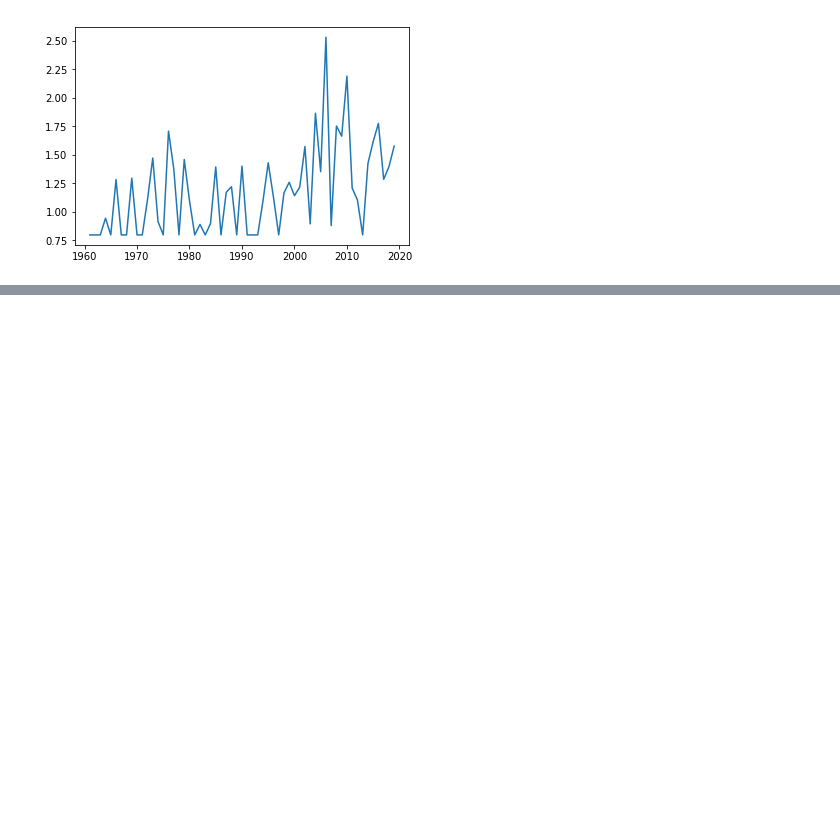
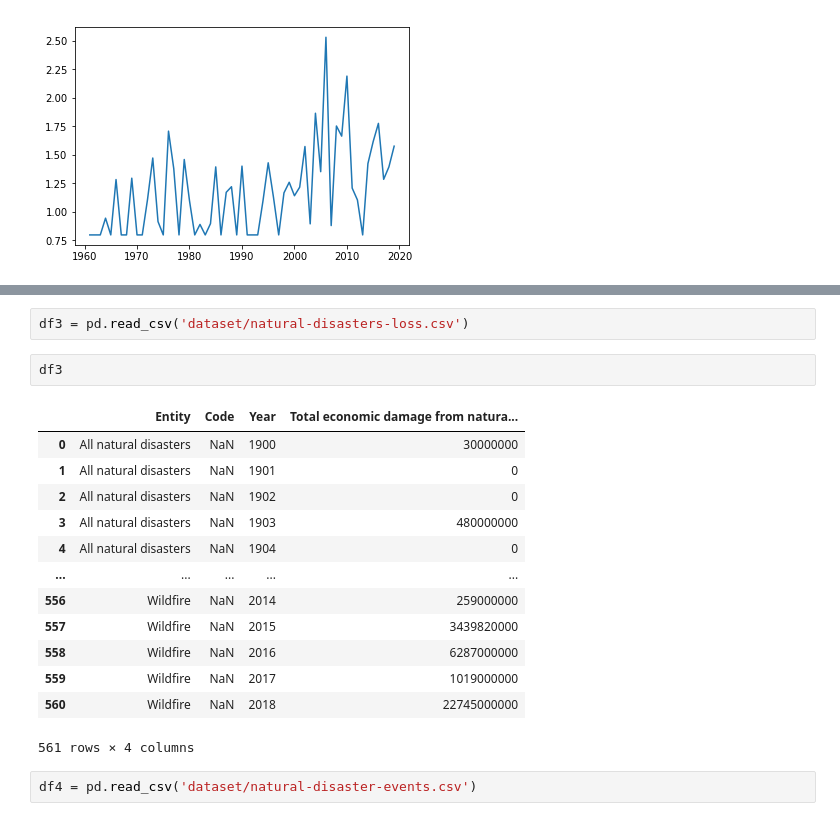
Before and after one commit to Prashant24759/climate-change, a Jupyter notebook: Notebook.ipynb, the cells around one changed output, grey strips where cells are left out. Drawn from its saved outputs; the diff is of its cells as text; blank space fills up the shorter version.

```diff
--- a/Notebook.ipynb
+++ b/Notebook.ipynb
@@ -42,0 +59,20 @@ df.groupby(df.index).max().loc['India', years].plot(kind='line')
+# %%
+df3 = pd.read_csv('dataset/natural-disasters-loss.csv')
+# %%
+df3
+# %% [output]
+|  | Entity | Code | Year | Total economic damage from natura... |
+| 0 | All natural disasters | NaN | 1900 | 30000000 |
+| 1 | All natural disasters | NaN | 1901 | 0 |
+| 2 | All natural disasters | NaN | 1902 | 0 |
+| 3 | All natural disasters | NaN | 1903 | 480000000 |
+| 4 | All natural disasters | NaN | 1904 | 0 |
+| ... | ... | ... | ... | ... |
+| 556 | Wildfire | NaN | 2014 | 259000000 |
+| 557 | Wildfire | NaN | 2015 | 3439820000 |
+| 558 | Wildfire | NaN | 2016 | 6287000000 |
+| 559 | Wildfire | NaN | 2017 | 1019000000 |
+| 560 | Wildfire | NaN | 2018 | 22745000000 |
+561 rows × 4 columns
+# %%
+df4 = pd.read_csv('dataset/natural-disaster-events.csv')
```
Also changed, not shown: parts of 8 cells of this notebook, 4 other files.
